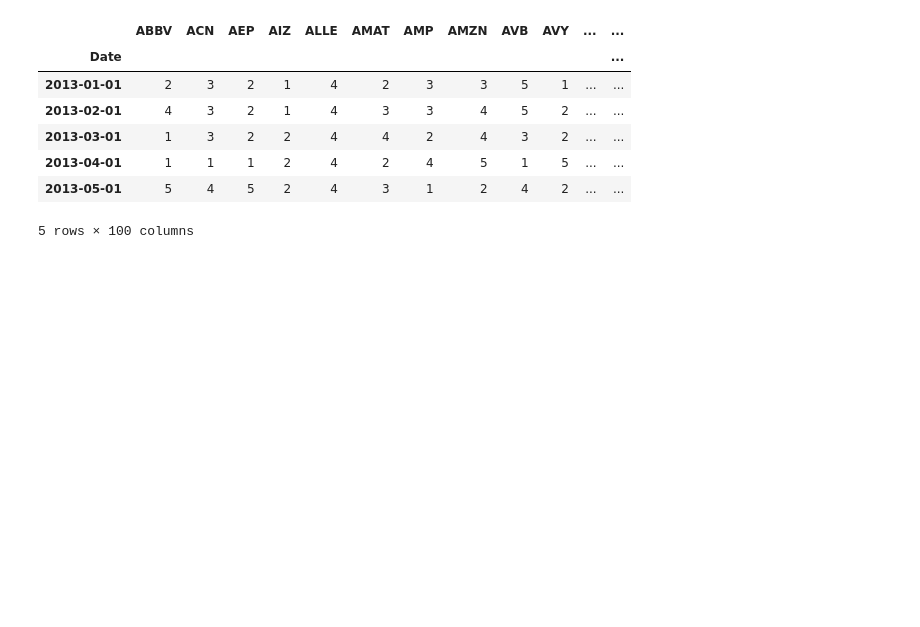
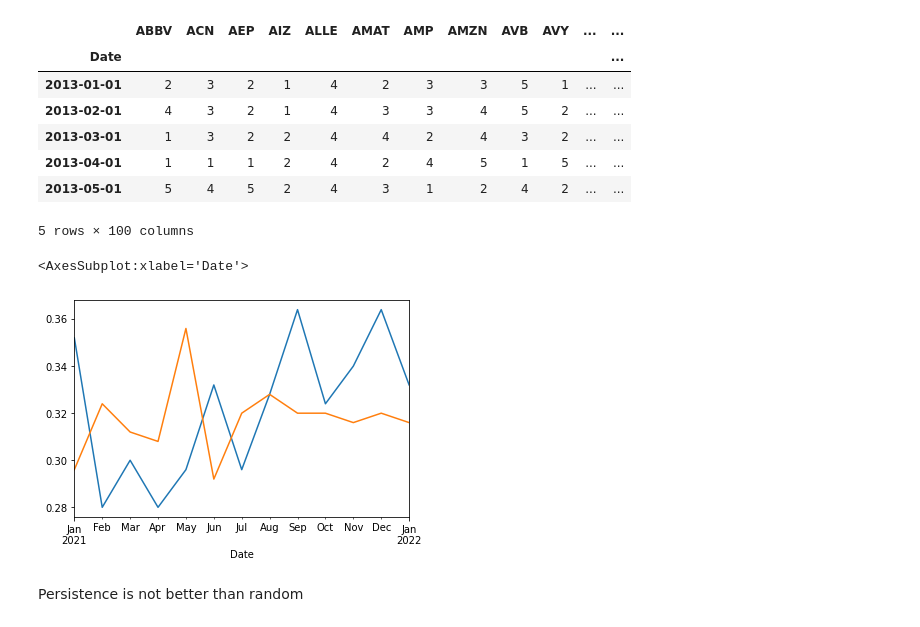
Before and after one commit to edu230991/m6-competition, a Jupyter notebook: notebooks/data-exploration.ipynb, the cells around one changed output. Drawn from its saved outputs; the diff is of its cells as text; code cells hidden in the pictures; blank space fills up the shorter version.

Commit message:
implemented persistence and random forecast in notebook

```diff
--- a/notebooks/data-exploration.ipynb
+++ b/notebooks/data-exploration.ipynb
@@ -126,0 +133,27 @@ monthly_quintiles.head()
+# %%
+def get_one_hot(df):
+    return pd.DataFrame({i+1: 1*(df.stack() == i+1) for i in range(5)})
+# %%
+def rps_score(y_true_one_hot, prediction_proba):
+    return ((y_true_one_hot - prediction_proba) ** 2).mean(axis=1).unstack().mean(axis=1)
+# %%
+prediction_proba_pers = get_one_hot(prediction_pers)
+y_true_class = get_one_hot(y_true)
+# %%
+prediction_random = pd.DataFrame(
+    np.random.randint(1, 6, size=prediction_pers.shape),
+    index=y_true.index,
+    columns=y_true.columns
+)
+prediction_proba_random = get_one_hot(prediction_random)
+# %%
+score_pers = rps_score(y_true_class, prediction_proba_pers)
+score_random = rps_score(y_true_class, prediction_proba_random)
+
+score_pers.plot()
+score_random.plot()
+# %% [output]
+<AxesSubplot:xlabel='Date'>
+[figure, added]
+# %% [markdown]
+Persistence is not better than random
```
Also changed, not shown: parts of 3 cells of this notebook.
